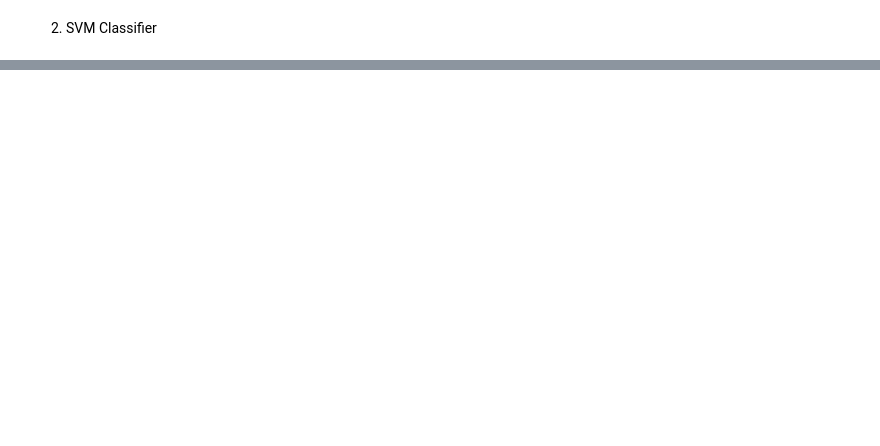
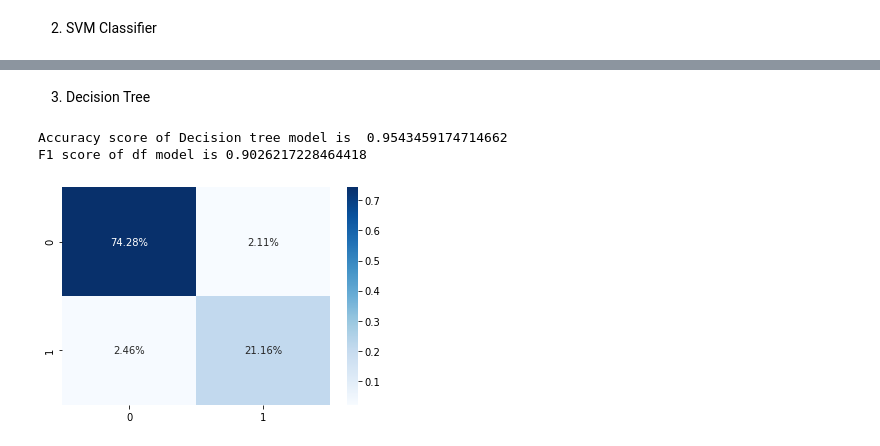
Before and after one commit to SauravTelge/SpamEmailClassification, a Jupyter notebook: SpamEmailClassification.ipynb, the cells around one changed output, grey strips where cells are left out. Drawn from its saved outputs; the diff is of its cells as text; code cells hidden in the pictures; blank space fills up the shorter version.

```diff
--- a/SpamEmailClassification.ipynb
+++ b/SpamEmailClassification.ipynb
@@ -103,0 +223,17 @@ print_cm(matrix_svm)
+# %% [markdown]
+3. Decision Tree
+# %%
+model_tree=DecisionTreeClassifier()
+model_tree.fit(X_train,y_train)
+predicted_class_tree=model_tree.predict(X_test)
+
+accuracy_dt = accuracy_score(y_test,predicted_class_tree)
+print ("Accuracy score of Decision tree model is ", accuracy_dt)
+f1_dt = f1_score(y_test,predicted_class_tree)
+print ("F1 score of df model is", f1_dt)
+matrix_dt = confusion_matrix(y_test,predicted_class_tree)
+print_cm(matrix_dt)
+# %% [output]
+Accuracy score of Decision tree model is  0.9543459174714662
+F1 score of df model is 0.9026217228464418
+[figure, added]
```
Also changed, not shown: parts of 17 cells of this notebook.
